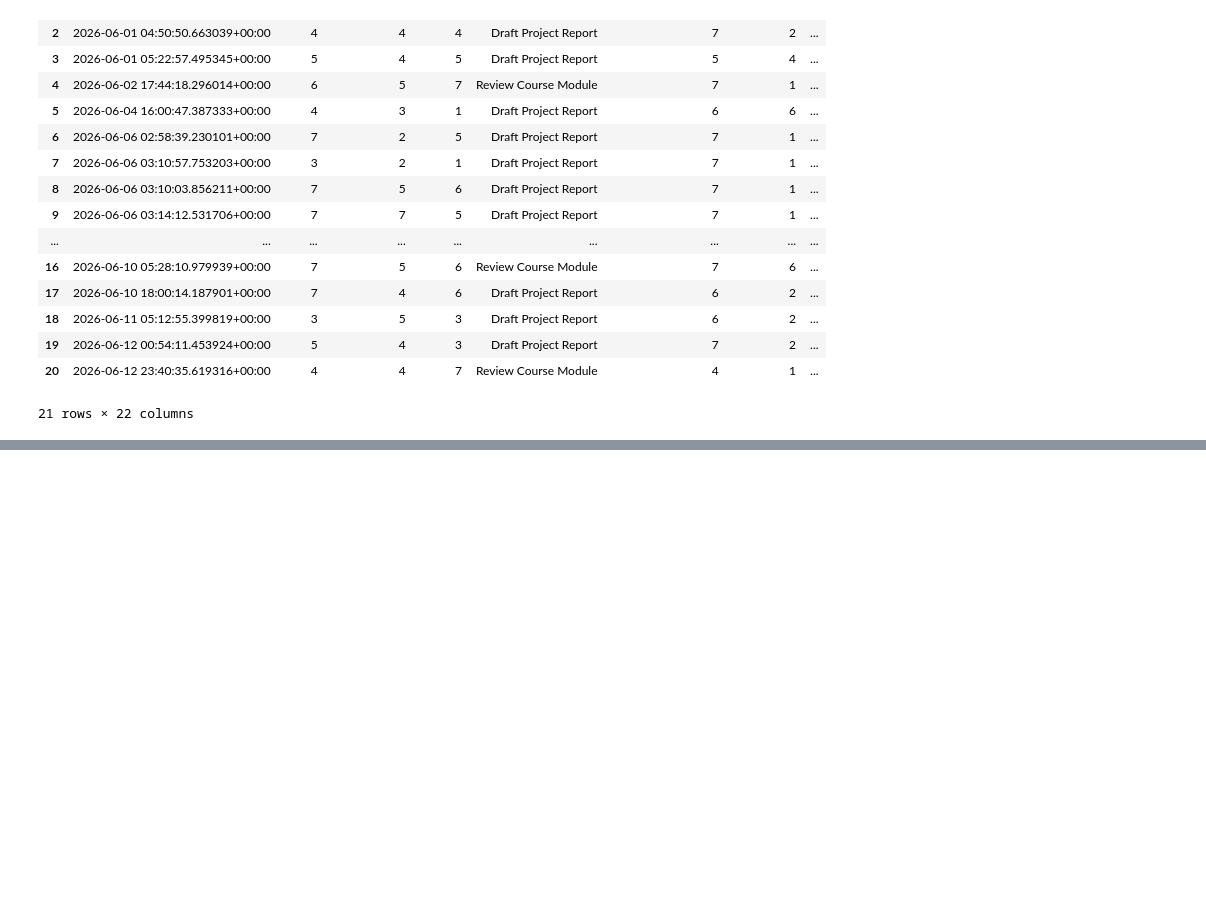
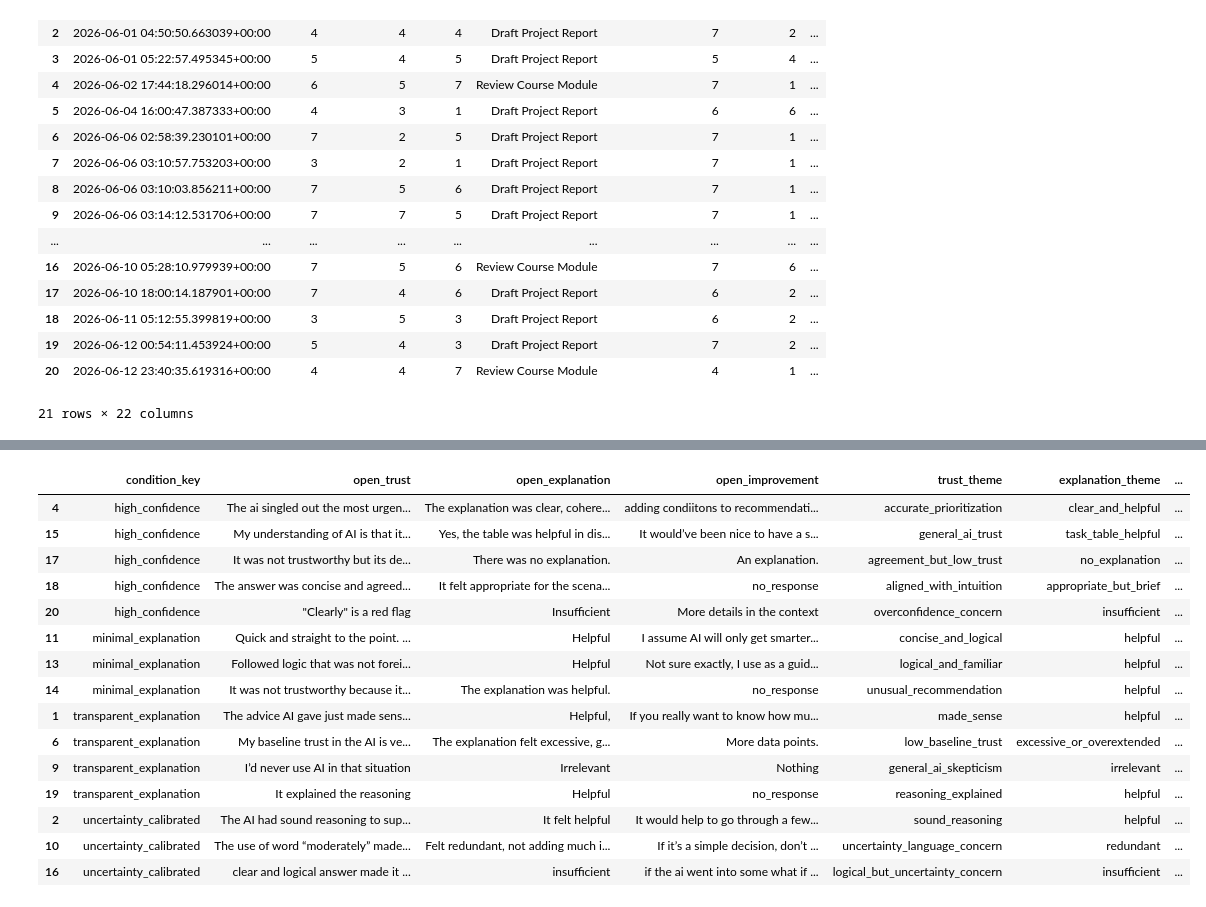
Before and after one commit to irenedranowski/trust-reliance-ai-decision-making, a Jupyter notebook: analysis.ipynb, the cells around one changed output, grey strips where cells are left out. Drawn from its saved outputs; the diff is of its cells as text; code cells hidden in the pictures; blank space fills up the shorter version.

```diff
--- a/analysis.ipynb
+++ b/analysis.ipynb
@@ -174,0 +1095,89 @@ dataset.to_csv("data/participant_data_cleaned.csv", index=False)
+# %%
+# First-pass manual qualitative coding
+
+qual_responses["trust_theme"] = ""
+qual_responses["explanation_theme"] = ""
+qual_responses["improvement_theme"] = ""
+
+# High confidence condition
+qual_responses.loc[4, "trust_theme"] = "accurate_prioritization"
+qual_responses.loc[4, "explanation_theme"] = "clear_and_helpful"
+qual_responses.loc[4, "improvement_theme"] = "add_conditions_or_context"
+
+qual_responses.loc[15, "trust_theme"] = "general_ai_trust"
+qual_responses.loc[15, "explanation_theme"] = "task_table_helpful"
+qual_responses.loc[15, "improvement_theme"] = "add_introductory_context"
+
+qual_responses.loc[17, "trust_theme"] = "agreement_but_low_trust"
+qual_responses.loc[17, "explanation_theme"] = "no_explanation"
+qual_responses.loc[17, "improvement_theme"] = "add_explanation"
+
+qual_responses.loc[18, "trust_theme"] = "aligned_with_intuition"
+qual_responses.loc[18, "explanation_theme"] = "appropriate_but_brief"
+qual_responses.loc[18, "improvement_theme"] = "no_response"
+
+qual_responses.loc[20, "trust_theme"] = "overconfidence_concern"
+qual_responses.loc[20, "explanation_theme"] = "insufficient"
+qual_responses.loc[20, "improvement_theme"] = "more_context"
+
+# Minimal explanation condition
+qual_responses.loc[11, "trust_theme"] = "concise_and_logical"
+qual_responses.loc[11, "explanation_theme"] = "helpful"
+qual_responses.loc[11, "improvement_theme"] = "general_future_improvement"
+
+qual_responses.loc[13, "trust_theme"] = "logical_and_familiar"
+qual_responses.loc[13, "explanation_theme"] = "helpful"
+qual_responses.loc[13, "improvement_theme"] = "human_decision_authority"
+
+qual_responses.loc[14, "trust_theme"] = "unusual_recommendation"
+qual_responses.loc[14, "explanation_theme"] = "helpful"
+qual_responses.loc[14, "improvement_theme"] = "no_response"
+
+# Transparent explanation condition
+qual_responses.loc[1, "trust_theme"] = "made_sense"
+qual_responses.loc[1, "explanation_theme"] = "helpful"
+qual_responses.loc[1, "improvement_theme"] = "measure_decision_change"
+
+qual_responses.loc[6, "trust_theme"] = "low_baseline_trust"
+qual_responses.loc[6, "explanation_theme"] = "excessive_or_overextended"
+qual_responses.loc[6, "improvement_theme"] = "more_data"
+
+qual_responses.loc[9, "trust_theme"] = "general_ai_skepticism"
+qual_responses.loc[9, "explanation_theme"] = "irrelevant"
+qual_responses.loc[9, "improvement_theme"] = "no_improvement"
+
+qual_responses.loc[19, "trust_theme"] = "reasoning_explained"
+qual_responses.loc[19, "explanation_theme"] = "helpful"
+qual_responses.loc[19, "improvement_theme"] = "no_response"
+
+# Uncertainty-calibrated condition
+qual_responses.loc[2, "trust_theme"] = "sound_reasoning"
+qual_responses.loc[2, "explanation_theme"] = "helpful"
+qual_responses.loc[2, "improvement_theme"] = "more_examples"
+
+qual_responses.loc[10, "trust_theme"] = "uncertainty_language_concern"
+qual_responses.loc[10, "explanation_theme"] = "redundant"
+qual_responses.loc[10, "improvement_theme"] = "avoid_excessive_uncertainty_language"
+
+qual_responses.loc[16, "trust_theme"] = "logical_but_uncertainty_concern"
+qual_responses.loc[16, "explanation_theme"] = "insufficient"
+qual_responses.loc[16, "improvement_theme"] = "conditional_reasoning"
+
+qual_responses
+# %% [output]
+|  | condition_key | open_trust | open_explanation | open_improvement | trust_theme | explanation_theme | ... |
+| 4 | high_confidence | The ai singled out the most urgen... | The explanation was clear, cohere... | adding condiitons to recommendati... | accurate_prioritization | clear_and_helpful | ... |
+| 15 | high_confidence | My understanding of AI is that it... | Yes, the table was helpful in dis... | It would’ve been nice to have a s... | general_ai_trust | task_table_helpful | ... |
+| 17 | high_confidence | It was not trustworthy but its de... | There was no explanation. | An explanation. | agreement_but_low_trust | no_explanation | ... |
+| 18 | high_confidence | The answer was concise and agreed... | It felt appropriate for the scena... | no_response | aligned_with_intuition | appropriate_but_brief | ... |
+| 20 | high_confidence | "Clearly" is a red flag | Insufficient | More details in the context | overconfidence_concern | insufficient | ... |
+| 11 | minimal_explanation | Quick and straight to the point. ... | Helpful | I assume AI will only get smarter... | concise_and_logical | helpful | ... |
+| 13 | minimal_explanation | Followed logic that was not forei... | Helpful | Not sure exactly, I use as a guid... | logical_and_familiar | helpful | ... |
+| 14 | minimal_explanation | It was not trustworthy because it... | The explanation was helpful. | no_response | unusual_recommendation | helpful | ... |
+| 1 | transparent_explanation | The advice AI gave just made sens... | Helpful, | If you really want to know how mu... | made_sense | helpful | ... |
+| 6 | transparent_explanation | My baseline trust in the AI is ve... | The explanation felt excessive, g... | More data points. | low_baseline_trust | excessive_or_overextended | ... |
+| 9 | transparent_explanation | I’d never use AI in that situation | Irrelevant | Nothing | general_ai_skepticism | irrelevant | ... |
+| 19 | transparent_explanation | It explained the reasoning | Helpful | no_response | reasoning_explained | helpful | ... |
+| 2 | uncertainty_calibrated | The AI had sound reasoning to sup... | It felt helpful | It would help to go through a few... | sound_reasoning | helpful | ... |
+| 10 | uncertainty_calibrated | The use of word “moderately” made... | Felt redundant, not adding much i... | If it’s a simple decision, don’t ... | uncertainty_language_concern | redundant | ... |
+| 16 | uncertainty_calibrated | clear and logical answer made it ... | insufficient | if the ai went into some what if ... | logical_but_uncertainty_concern | insufficient | ... |
```
Also changed, not shown: parts of 52 cells of this notebook.
